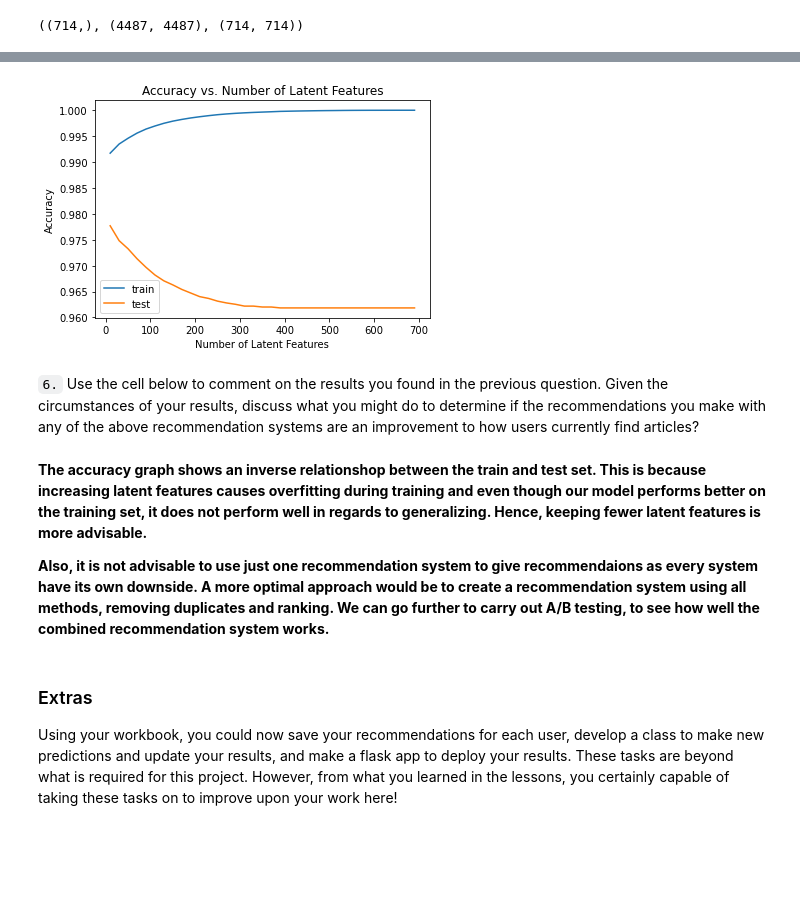
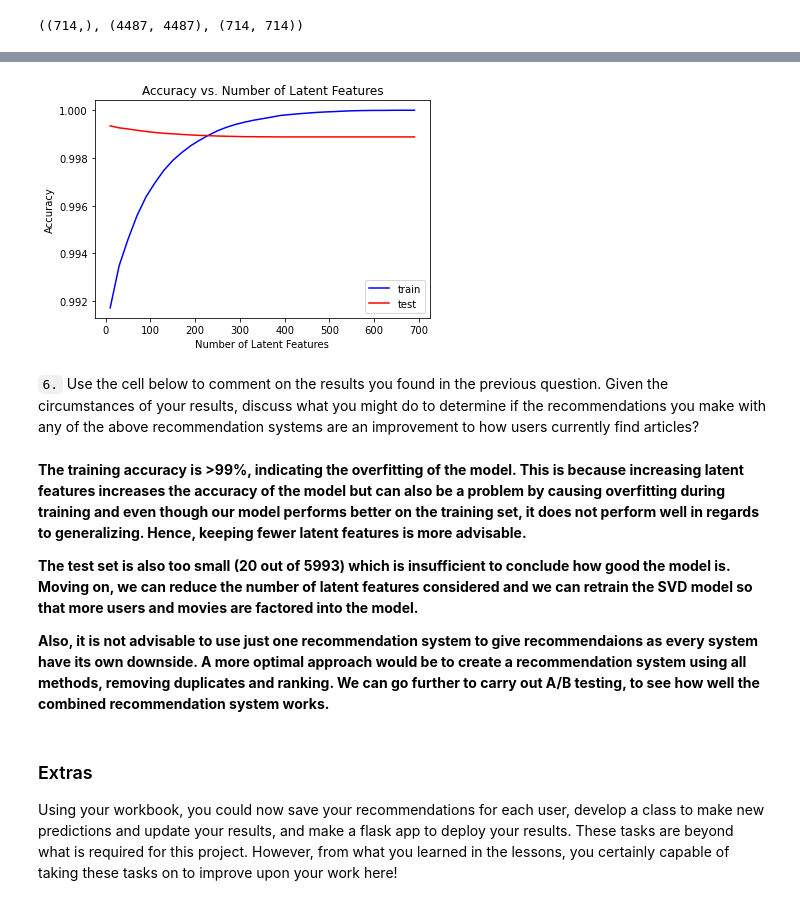
Before and after one commit to OmoyeniO/Recommendations-with-IBM, a Jupyter notebook: Recommendations-with-IBM.ipynb, the cells around one changed output, grey strips where cells are left out. Saved outputs shown, nothing was run; the diff lists cells and outputs as text; code cells hidden in the pictures; blank space fills up the shorter version.

```diff
--- a/Recommendations_with_IBM.ipynb
+++ b/Recommendations-with-IBM.ipynb
@@ -791,5 +775,7 @@ s_train.shape, u_train.shape, vt_train.shape
 # Use these cells to see how well you can use the training
 # decomposition to predict on test data
 
-train_common_index = user_item_train.index.isin(test_index)
-train_common_col = user_item_train.columns.isin(test_arts)
+u_test = u_train[user_item_train.index.isin(test_index), :]
+vt_test = vt_train[:, user_item_train.columns.isin(test_arts)]
+
+print(u_test.shape, vt_test.shape)
@@ -796,4 +783,0 @@ train_common_col = user_item_train.columns.isin(test_arts)
-# %%
-u_test = u_train[train_common_index, :]
-vt_test = vt_train[:, train_common_col]
-print('test: ', u_test.shape, vt_test.shape)
@@ -801,0 +784,8 @@ test:  (20, 4487) (714, 574)
+# %%
+# getting the subset of users and articles from user_item_test that can predict.
+test_users = set(user_item_train.index) & set(user_item_test.index)
+# test_users
+test_articles = set(user_item_train.columns) & set(user_item_test.columns)
+# test_articles
+user_item_test_could_pred = user_item_test.loc[test_users, test_articles]
+user_item_test_could_pred.shape
@@ -828,17 +854,20 @@ for k in num_latent_feats:
 # %%
-plt.plot(num_latent_feats, 1 - (np.array(train_sum_errs)/(user_item_train.shape[0]*user_item_train.shape[1])), label='train');
-plt.plot(num_latent_feats, 1 - (np.array(test_sum_errs)/(user_item_test_subset.shape[0]*user_item_test_subset.shape[1])), label='test');
-plt.legend(loc='best')
+
+plt.plot(num_latent_feats, 1 - (np.array(sum_train_errs)/(user_item_train.shape[0]*user_item_train.shape[1])), color='blue', label='train');
+plt.plot(num_latent_feats, 1 - (np.array(sum_test_errs)/(user_item_test.shape[0]*user_item_test.shape[1])),color='red', label='test');
+plt.legend()
 plt.xlabel('Number of Latent Features');
 plt.ylabel('Accuracy');
 plt.title('Accuracy vs. Number of Latent Features');
-plt.show();
+plt.show()
 # %% [output]
-[figure, old version]
+[figure, new version]
 # %% [markdown]
 `6.` Use the cell below to comment on the results you found in the previous question. Given the circumstances of your results, discuss what you might do to determine if the recommendations you make with any of the above recommendation systems are an improvement to how users currently find articles?
 # %% [markdown]
-**The accuracy graph shows an inverse relationshop between the train and test set. This is because increasing latent features causes overfitting during training and even though our model performs better on the training set, it does not perform well in regards to generalizing. Hence, keeping fewer latent features is more advisable.**
+**The training accuracy is >99%, indicating the overfitting of the model. This is because increasing latent features increases the accuracy of the model but can also be a problem by causing overfitting during training and even though our model performs better on the training set, it does not perform well in regards to generalizing. Hence, keeping fewer latent features is more advisable.**
+
+**The test set is also too small (20 out of 5993) which is insufficient to conclude how good the model is. Moving on, we can reduce the number of latent features considered and we can retrain the SVD model so that more users and movies are factored into the model.**
 
 **Also, it is not advisable to use just one recommendation system to give recommendaions as every system have its own downside. A more optimal approach would be to create a recommendation system using all methods, removing duplicates and ranking. We can go further to carry out A/B testing, to see how well the combined recommendation system works.**
 # %% [markdown]
```
Also changed, not shown: parts of 12 cells of this notebook, 1 other file.
